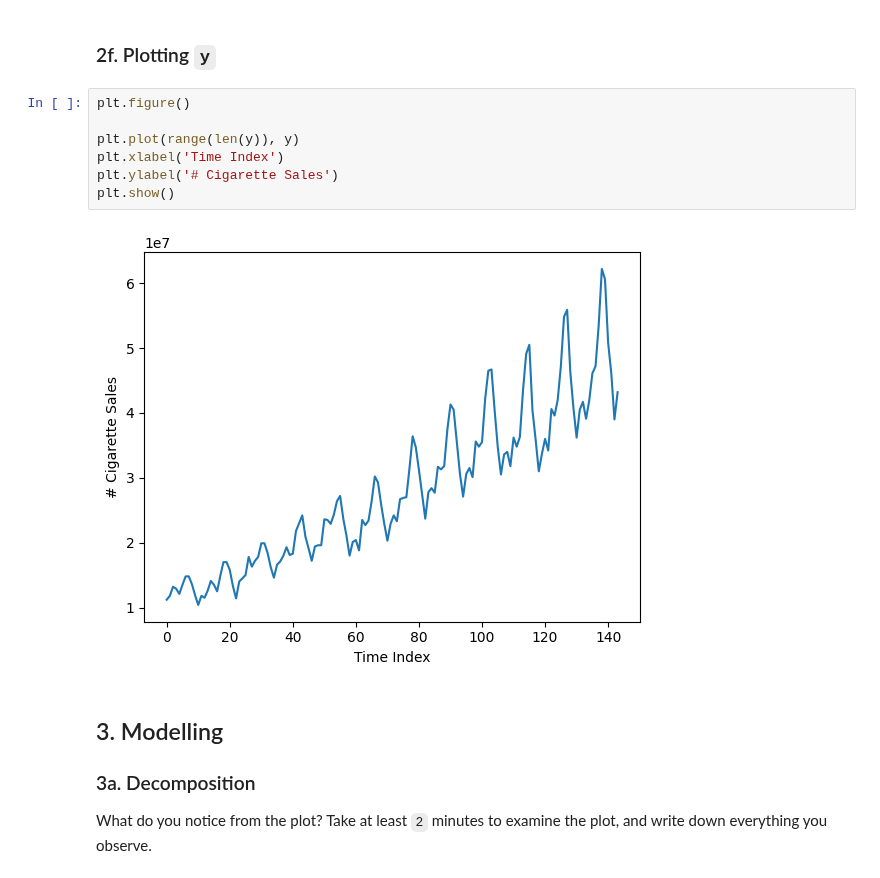
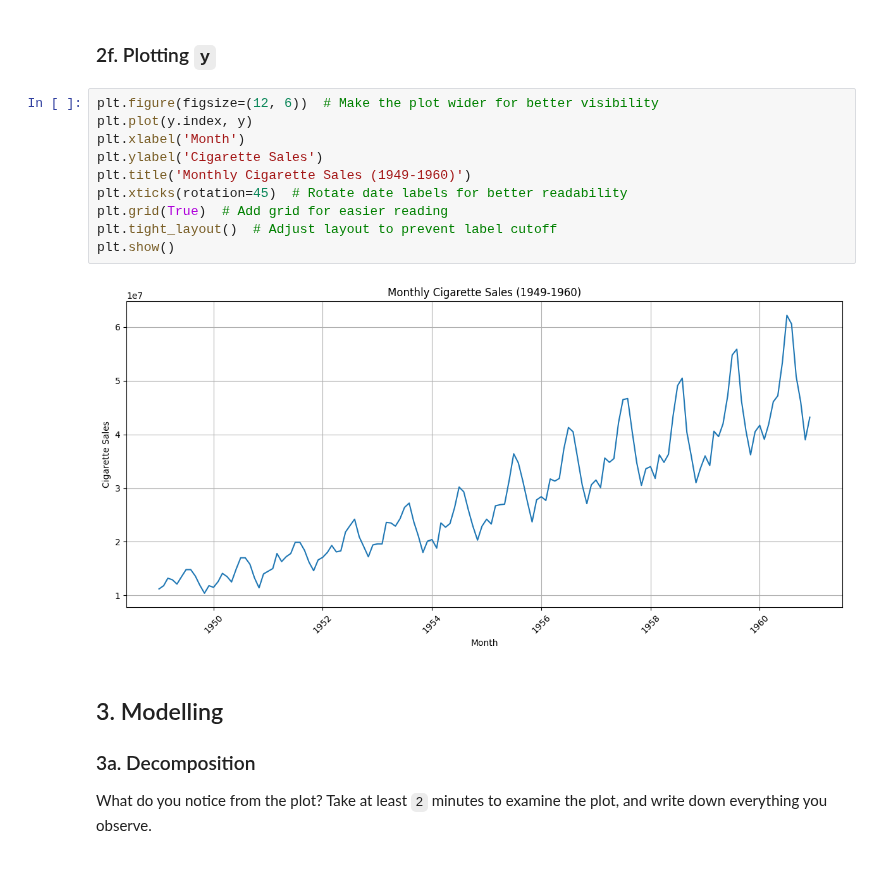
Before and after one commit to eraiken/Springboard, a Jupyter notebook: Unit 31/Cowboy Cigarettes Case Study/Cowboy Cigarettes Case Study - Tier 3.ipynb, the cells around one changed output. Cells and saved outputs as stored; diff of their text form.

```diff
--- a/Unit 31/Cowboy Cigarettes Case Study/Cowboy Cigarettes Case Study - Tier 3.ipynb
+++ b/Unit 31/Cowboy Cigarettes Case Study/Cowboy Cigarettes Case Study - Tier 3.ipynb
@@ -180,14 +256,17 @@ Try visualizing the data. A simple `matplotlib` plot should do the trick.
 # %% [markdown]
 ### 2f. Plotting `y`
-# %%
-plt.figure()
-
-plt.plot(range(len(y)), y)
-plt.xlabel('Time Index')
-plt.ylabel('# Cigarette Sales')
-plt.show()
-# %% [output]
-[figure, removed]
+# %%
+plt.figure(figsize=(12, 6))  # Make the plot wider for better visibility
+plt.plot(y.index, y)
+plt.xlabel('Month')
+plt.ylabel('Cigarette Sales')
+plt.title('Monthly Cigarette Sales (1949-1960)')
+plt.xticks(rotation=45)  # Rotate date labels for better readability
+plt.grid(True)  # Add grid for easier reading
+plt.tight_layout()  # Adjust layout to prevent label cutoff
+plt.show()
+# %% [output]
+[figure, added]
 # %% [markdown]
 ## 3. Modelling
 ### 3a. Decomposition
```
Also changed, not shown: parts of 38 cells of this notebook.
